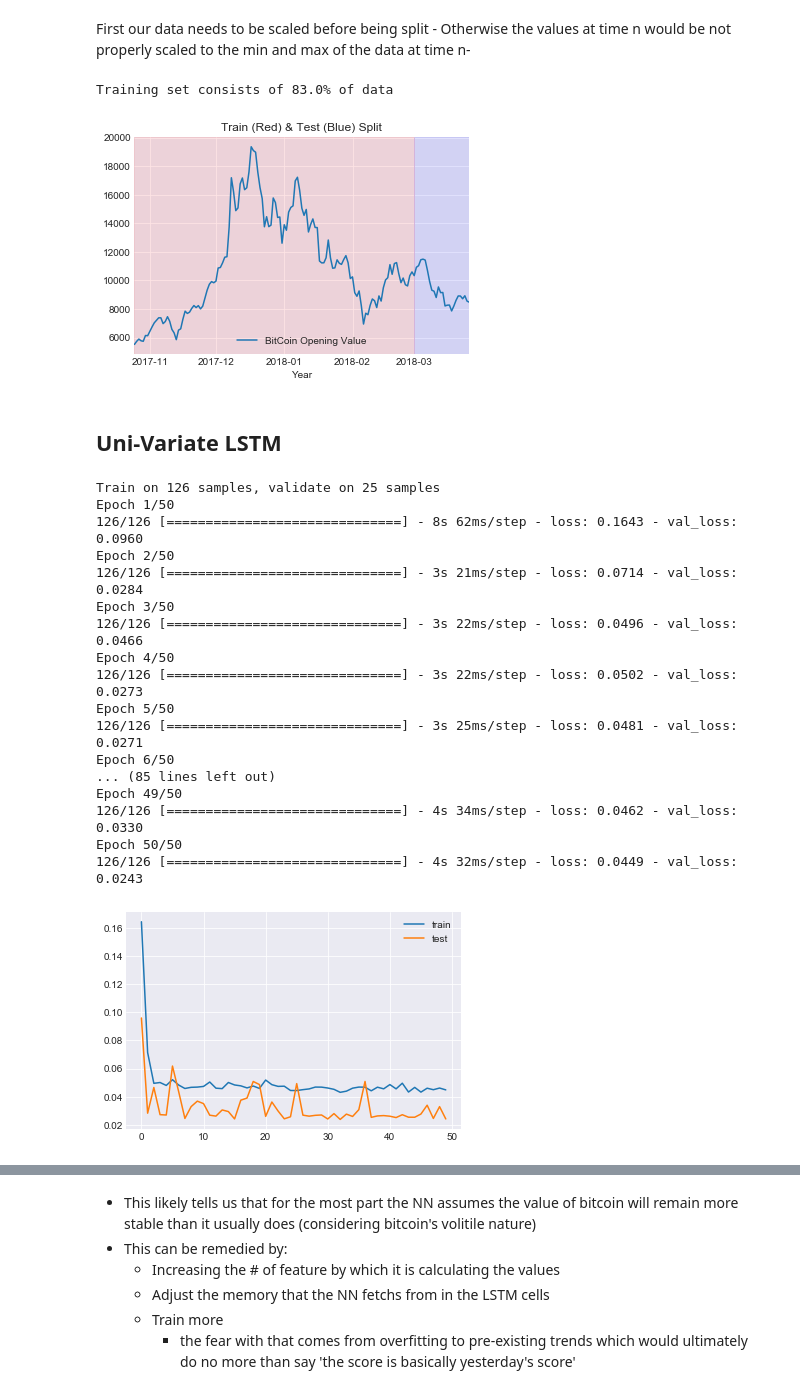
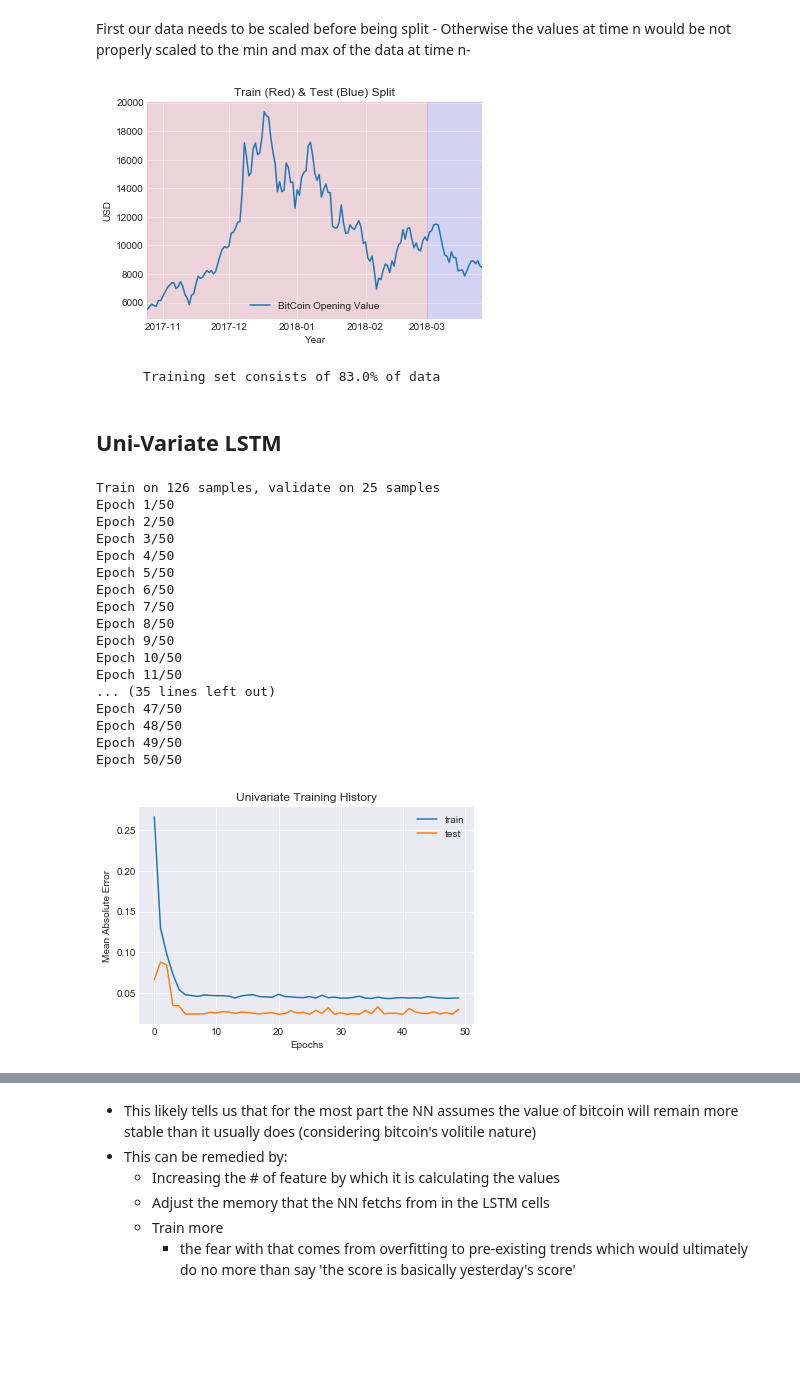
Before and after one commit to Mikhail-Naumov/Another_Bitcoin_Predictor, a Jupyter notebook: BitCoin_LSTM.ipynb, the cells around one changed output, grey strips where cells are left out. Cells and saved outputs as stored; diff of their text form; code cells hidden in the pictures; blank space fills up the shorter version.

Commit message:
shortening print w/in subplots, consolidating dfs

```diff
--- a/BitCoin_LSTM.ipynb
+++ b/BitCoin_LSTM.ipynb
@@ -343,10 +345,6 @@ split_date = '2018-03-01'
 
 train = crypto.open[crypto.index<split_date]
 test = crypto.open[crypto.index>=split_date]
-
-print('Training set consists of {}% of data'.format(round(train.shape[0]/crypto.shape[0],2)*100))
-# %% [output]
-Training set consists of 83.0% of data
 # %%
 plt.plot(crypto[['open']], '-', label='By Days')
 plt.axvspan(crypto.index[0], split_date, color='red', alpha=0.1)
@@ -354,9 +352,14 @@ plt.axvspan(split_date, crypto.index[-1], color='blue', alpha=0.1)
 plt.xlim(crypto.index[0],crypto.index[-1])
 plt.title('Train (Red) & Test (Blue) Split'.format(c_))
 plt.legend(['BitCoin Opening Value'])
-plt.xlabel('Year');
+plt.xlabel('Year')
+plt.ylabel('USD')
+
+plt.show()
+print('      Training set consists of {}% of data'.format(round(train.shape[0]/crypto.shape[0],2)*100))
 # %% [output]
-[figure, old version]
+[figure, new version]
+      Training set consists of 83.0% of data
 # %% [markdown]
 ## Uni-Variate LSTM
 # %%
@@ -384,8 +387,7 @@ X_test = np.reshape(X_test, (len(X_test), 1, X_test.shape[1]))
 Uni_LSTM = 'reset'
 # design network
 Uni_LSTM = Sequential()
-Uni_LSTM.add(LSTM(128, activation='relu',return_sequences=True, input_shape=(X_train.shape[1], X_train.shape[2])))
-Uni_LSTM.add(LSTM(128))
+Uni_LSTM.add(LSTM(128, activation='relu', input_shape=(X_train.shape[1], X_train.shape[2])))
 Uni_LSTM.add(Dense(1))
 Uni_LSTM.compile(optimizer='adam', loss='mae')
 # fit network
@@ -394,27 +396,30 @@ history_uni = Uni_LSTM.fit(X_train, y_train, batch_size=1, epochs=50,
 # %% [output]
 Train on 126 samples, validate on 25 samples
 Epoch 1/50
-126/126 [==============================] - 8s 62ms/step - loss: 0.1643 - val_loss: 0.0960
 Epoch 2/50
-126/126 [==============================] - 3s 21ms/step - loss: 0.0714 - val_loss: 0.0284
 Epoch 3/50
-126/126 [==============================] - 3s 22ms/step - loss: 0.0496 - val_loss: 0.0466
 Epoch 4/50
-126/126 [==============================] - 3s 22ms/step - loss: 0.0502 - val_loss: 0.0273
 Epoch 5/50
-126/126 [==============================] - 3s 25ms/step - loss: 0.0481 - val_loss: 0.0271
 Epoch 6/50
-... (85 lines left out)
+Epoch 7/50
+Epoch 8/50
+Epoch 9/50
+Epoch 10/50
+Epoch 11/50
+... (35 lines left out)
+Epoch 47/50
+Epoch 48/50
 Epoch 49/50
-126/126 [==============================] - 4s 34ms/step - loss: 0.0462 - val_loss: 0.0330
 Epoch 50/50
-126/126 [==============================] - 4s 32ms/step - loss: 0.0449 - val_loss: 0.0243
 # %%
 # plot history
 plt.plot(history_uni.history['loss'], label='train')
 plt.plot(history_uni.history['val_loss'], label='test')
+plt.title('Univariate Training History')
+plt.xlabel('Epochs')
+plt.ylabel('Mean Absolute Error')
 plt.legend()
 plt.show()
 # %% [output]
-[figure, old version]
+[figure, new version]
 # %%
```
Also changed, not shown: parts of 21 cells of this notebook.
